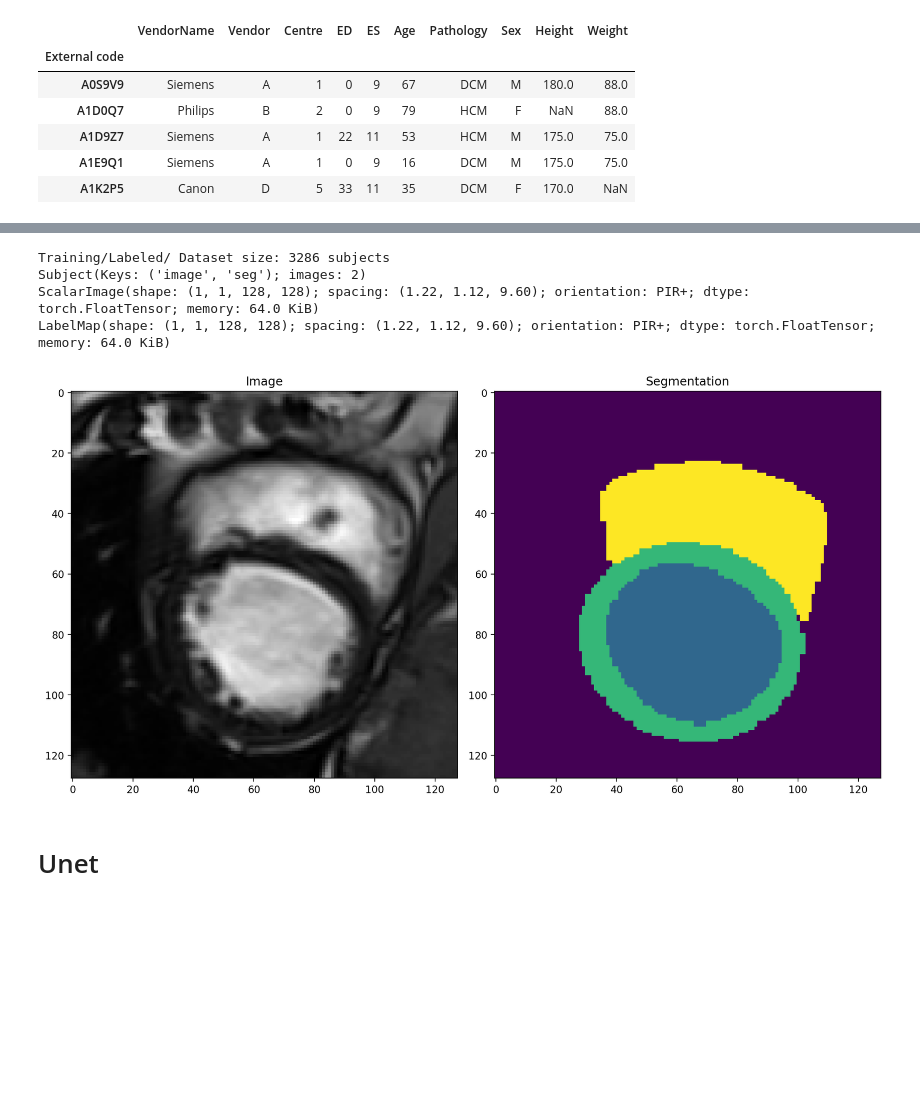
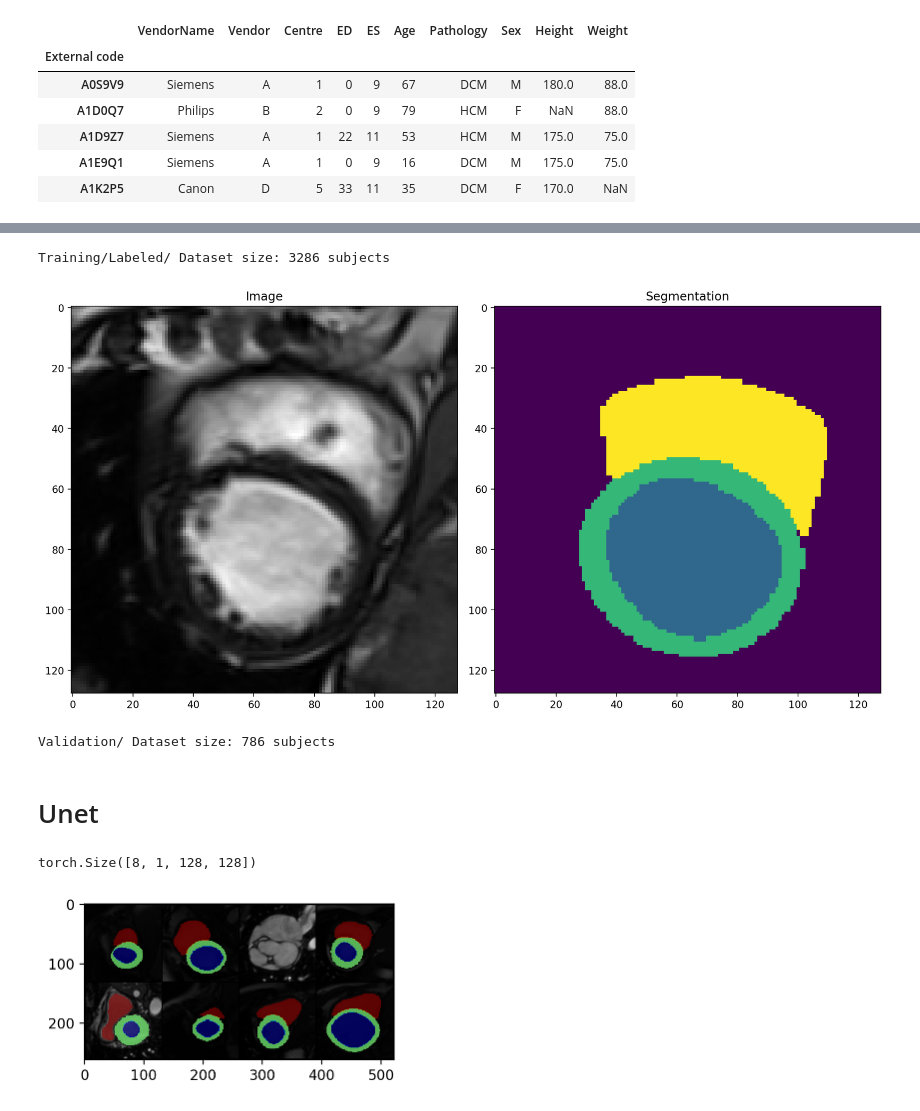
Before and after one commit to MAHDI-Imen/M-M, a Jupyter notebook: M_M.ipynb, the cells around one changed output, grey strips where cells are left out. Cells and saved outputs as stored; diff of their text form; code cells hidden in the pictures; blank space fills up the shorter version.

```diff
--- a/M_M.ipynb
+++ b/M_M.ipynb
@@ -59,20 +74,17 @@ metadata.head(5)
+# %%
+train_dataset = load_2D("Training/Labeled/")
+image = train_dataset[10][0]
+seg = train_dataset[10][1]
+visualize_slice(image, seg)
+# %% [output]
+Training/Labeled/ Dataset size: 3286 subjects
+[figure, added]
 # %%
-dim=2
-train_dataset = load_data("Training/Labeled/", dim=dim)
-print("Total memory for train: ", get_total_memory(train_dataset))
-
-one_subject = train_dataset[10]
-visualize_subject(one_subject, dim)
-
 # # C8J7L5 was removed from valid
-# valid_dataset = load_data("Validation/", dim=dim)
+valid_dataset = load_2D("Validation/")
 # #E3F5U2, C8O0P2 were removed from test
-# test_dataset = load_data("Testing/", dim=dim)
+# test_dataset = load_2D("Testing/")
 # %% [output]
-Training/Labeled/ Dataset size: 3286 subjects
-Subject(Keys: ('image', 'seg'); images: 2)
-ScalarImage(shape: (1, 1, 128, 128); spacing: (1.22, 1.12, 9.60); orientation: PIR+; dtype: torch.FloatTensor; memory: 64.0 KiB)
-LabelMap(shape: (1, 1, 128, 128); spacing: (1.22, 1.12, 9.60); orientation: PIR+; dtype: torch.FloatTensor; memory: 64.0 KiB)
+Validation/ Dataset size: 786 subjects
-[figure, removed]
 # %% [markdown]
 # Unet
@@ -156,16 +91,13 @@ LabelMap(shape: (1, 1, 128, 128); spacing: (1.22, 1.12, 9.60); orientation: PIR+
 # %%
-# training_batch_size = 16
-# validation_batch_size = 2 * training_batch_size
+training_batch_size = 8
+validation_batch_size = 2 * training_batch_size
 
-# training_loader = torch.utils.data.DataLoader(
-#     train_dataset,
-#     batch_size=training_batch_size,
-#     shuffle=True,
-#     num_workers=num_workers,
-# )
+training_loader = torch.utils.data.DataLoader(
+    train_dataset,
+    batch_size=training_batch_size,
+    shuffle=True,
+    num_workers=2,
+)
 
-# validation_loader = torch.utils.data.DataLoader(
-#     valid_dataset,
-#     batch_size=validation_batch_size,
-#     num_workers=num_workers,
-# )
+dataiter = iter(training_loader)
+images, labels = next(dataiter)
@@ -186,0 +104,19 @@ LabelMap(shape: (1, 1, 128, 128); spacing: (1.22, 1.12, 9.60); orientation: PIR+
+# %%
+images.shape
+# %% [output]
+torch.Size([8, 1, 128, 128])
+# %%
+def imshow(img, seg=None):
+    npimg = img.numpy()[0]
+    plt.figure(figsize=(4,8))
+    plt.imshow(npimg, "gray")
+    if seg is not None:
+        seg = seg.numpy()[0]
+        cmap = plt.colormaps.get_cmap('jet')
+        masked = np.ma.masked_where(seg == 0, seg)
+        plt.imshow(masked, cmap=cmap, alpha=0.7)
+# %%
+images, labels = next(dataiter)
+imshow(torchvision.utils.make_grid(images,nrow=4), torchvision.utils.make_grid(labels,nrow=4))
+# %% [output]
+[figure, added]
```
Also changed, not shown: parts of 8 cells of this notebook, 2 other files.
